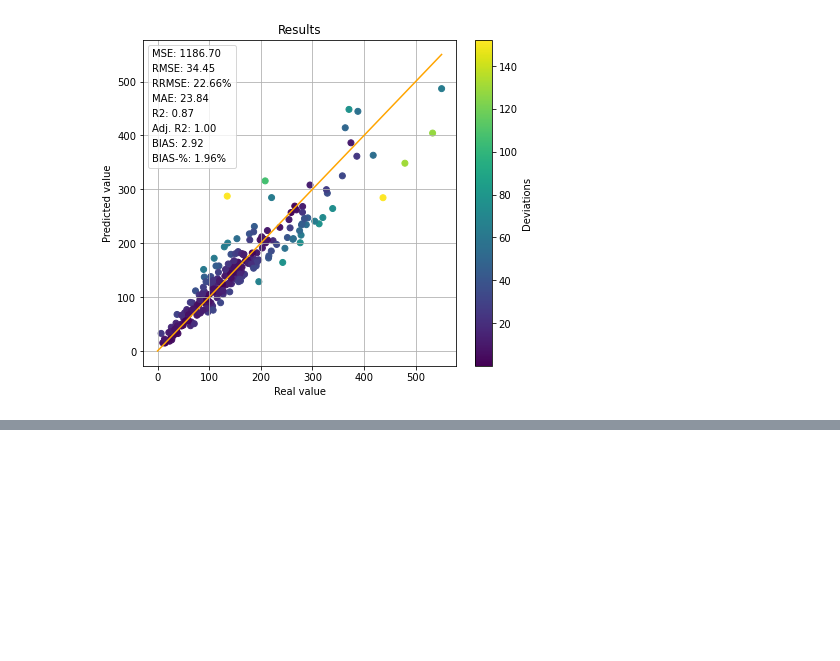
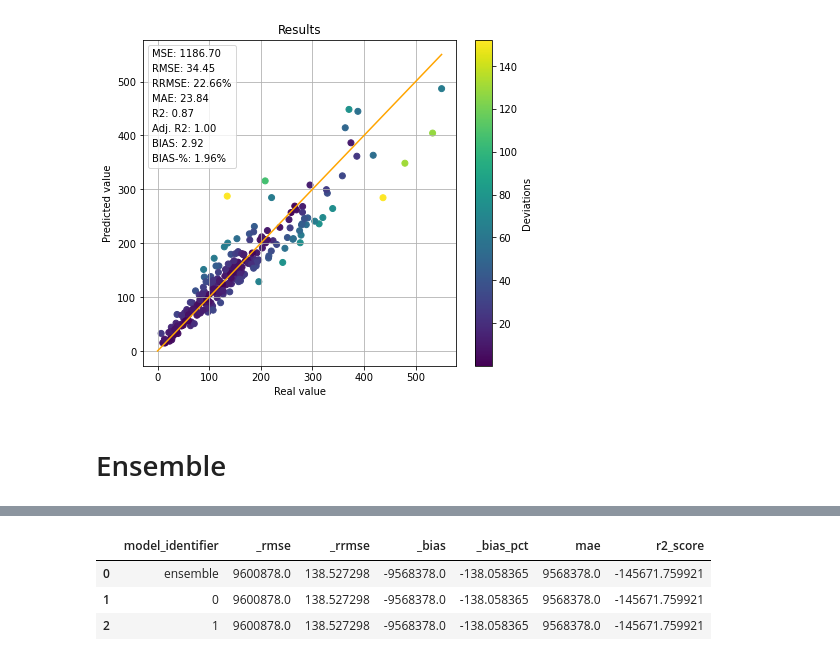
Before and after one commit to mayrajeo/enveco, a Jupyter notebook: examples/Voxelizations with 3DCnns.ipynb, the cells around one changed output, grey strips where cells are left out. Drawn from its saved outputs; the diff is of its cells as text; code cells hidden in the pictures; blank space fills up the shorter version.

Commit message:
update ensemble

```diff
--- a/examples/Voxelizations with 3DCnns.ipynb
+++ b/examples/Voxelizations with 3DCnns.ipynb
@@ -149,3 +155,11 @@ test_interp.plot_results()
 plt.show()
 # %% [output]
 [figure]
+# %% [markdown]
+# Ensemble
+# %%
+ens = Ensemble(dls, path='.', metrics=metrics, y_range=(0, 1000), n_models=2,
+               model=Inception3dV3(num_classes=dls.c, init_weights=True))
+# %%
+ens.validate()
+# %% [output]
@@ -151,0 +168,4 @@ plt.show()
+|  | model_identifier | _rmse | _rrmse | _bias | _bias_pct | mae | r2_score |
+| 0 | ensemble | 9600878.0 | 138.527298 | -9568378.0 | -138.058365 | 9568378.0 | -145671.759921 |
+| 1 | 0 | 9600878.0 | 138.527298 | -9568378.0 | -138.058365 | 9568378.0 | -145671.759921 |
+| 2 | 1 | 9600878.0 | 138.527298 | -9568378.0 | -138.058365 | 9568378.0 | -145671.759921 |
```
Also changed, not shown: parts of 8 cells of this notebook, 5 other files.
